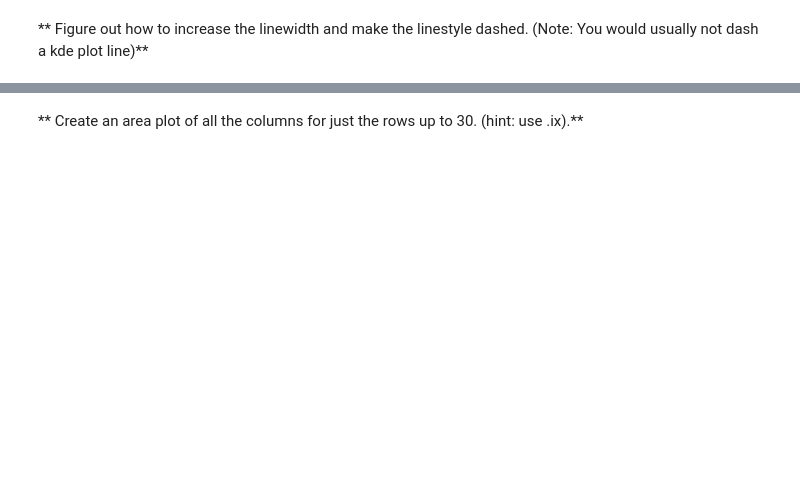
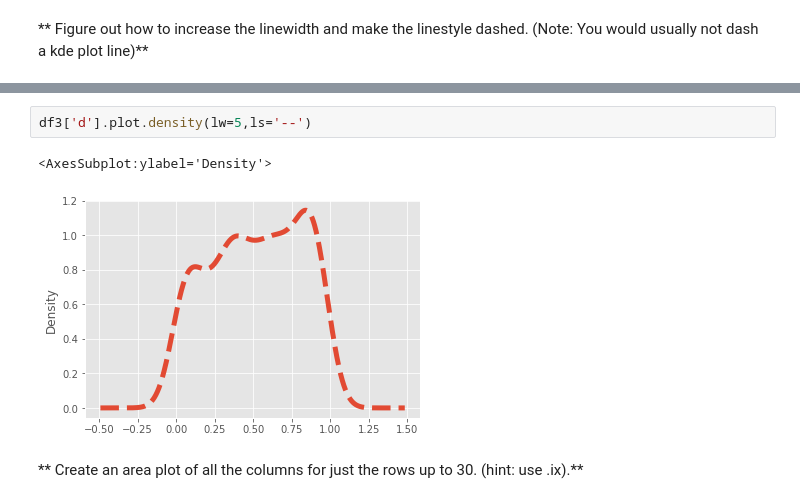
Before and after one commit to caosanity/Python-for-Data-Science-and-Machine-Learning-Bootcamp, a Jupyter notebook: Refactored_Py_DS_ML_Bootcamp-master/07-Pandas-Built-in-Data-Viz/02-Pandas Data Visualization Exercise.ipynb, the cells around one changed output, grey strips where cells are left out. Saved outputs shown, nothing was run; the diff lists cells and outputs as text; blank space fills up the shorter version.

```diff
--- a/Refactored_Py_DS_ML_Bootcamp-master/07-Pandas-Built-in-Data-Viz/02-Pandas Data Visualization Exercise.ipynb
+++ b/Refactored_Py_DS_ML_Bootcamp-master/07-Pandas-Built-in-Data-Viz/02-Pandas Data Visualization Exercise.ipynb
@@ -81,2 +83,7 @@ df3.head()
+# %%
+df3['d'].plot.density(lw=5,ls='--')
+# %% [output]
+<AxesSubplot:ylabel='Density'>
+[figure, added]
 # %% [markdown]
 ** Create an area plot of all the columns for just the rows up to 30. (hint: use .ix).**
```
Also changed, not shown: parts of 13 cells of this notebook.
